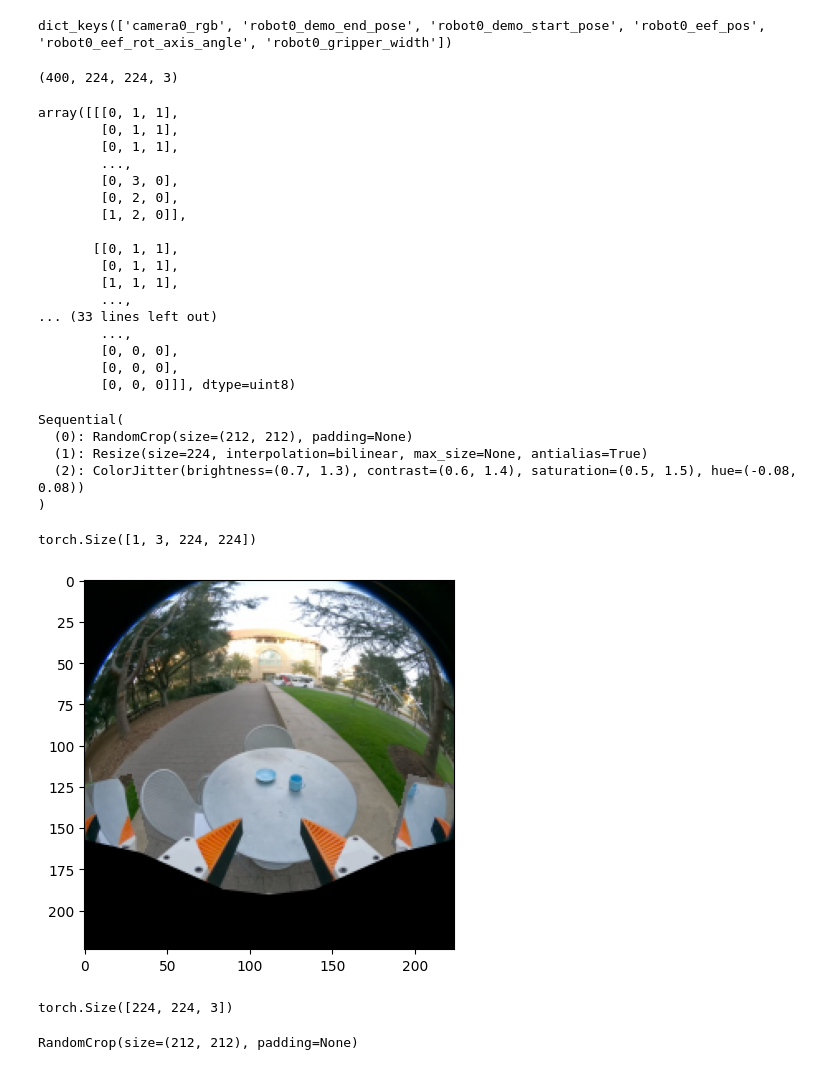
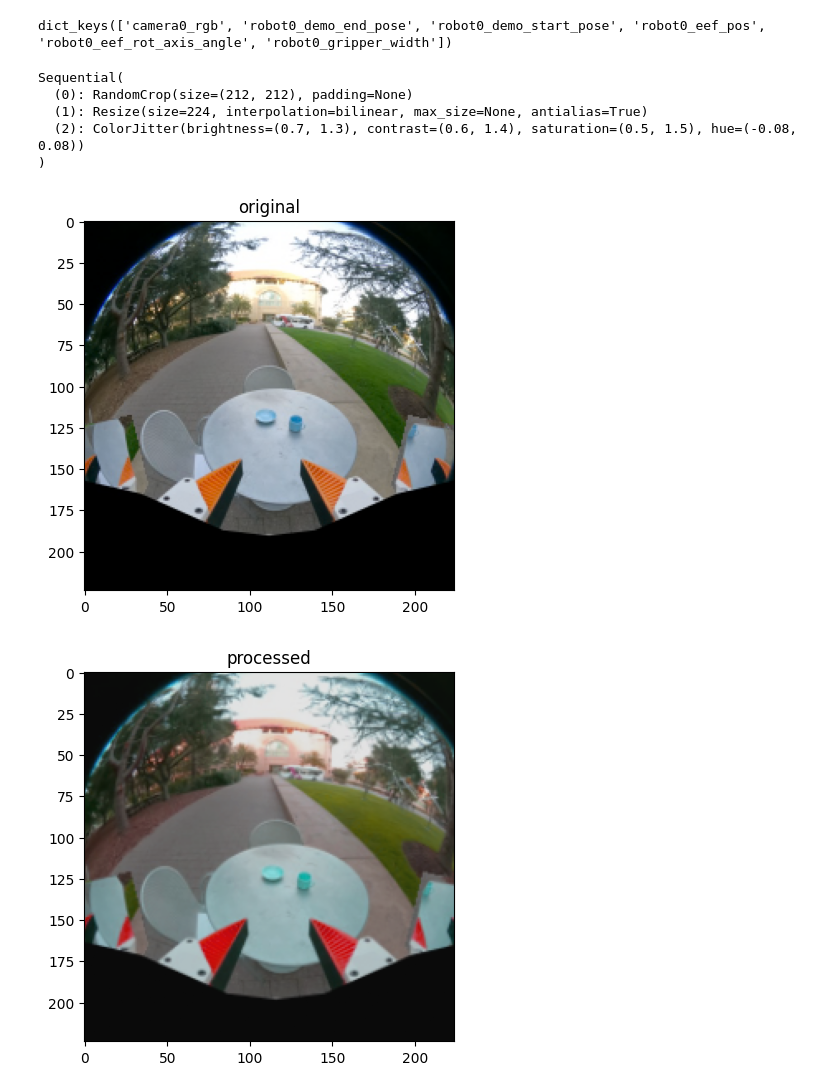
Before and after one commit to michael-lutz/relevancy_policy, a Jupyter notebook: loading_model.ipynb, the cells around one changed output. Saved outputs shown, nothing was run; the diff lists cells and outputs as text; code cells hidden in the pictures.

```diff
--- a/loading_model.ipynb
+++ b/loading_model.ipynb
@@ -67,30 +67,6 @@ ep = replay_buffer.get_episode(0)
 ep.keys()
 # %% [output]
 dict_keys(['camera0_rgb', 'robot0_demo_end_pose', 'robot0_demo_start_pose', 'robot0_eef_pos', 'robot0_eef_rot_axis_angle', 'robot0_gripper_width'])
-# %%
-ep['camera0_rgb'].shape
-# %% [output]
-(400, 224, 224, 3)
-# %%
-ep['camera0_rgb'][0]
-# %% [output]
-array([[[0, 1, 1],
-        [0, 1, 1],
-        [0, 1, 1],
-        ...,
-        [0, 3, 0],
-        [0, 2, 0],
-        [1, 2, 0]],
-
-       [[0, 1, 1],
-        [0, 1, 1],
-        [1, 1, 1],
-        ...,
-... (33 lines left out)
-        ...,
-        [0, 0, 0],
-        [0, 0, 0],
-        [0, 0, 0]]], dtype=uint8)
 # %%
 obs_encoder.key_transform_map['camera0_rgb']
 # %% [output]
@@ -105,33 +81,19 @@ def process_img(img):
     img = img.transpose(0, 3, 1, 2)
     img = torch.from_numpy(img)
     img = obs_encoder.key_transform_map['camera0_rgb'](img)
-    img = img.numpy()
+    img = img.to(torch.float32)
+    img = img / 255.0
     return img
-# %%
-img = ep["camera0_rgb"][:1]
-B, T = img.shape[:2]
-C = img.shape[-1]
-img = img.reshape(B, C, T, T)
-img = torch.from_numpy(img)
-
-img = obs_encoder.key_transform_map['camera0_rgb'](img)
-plt.imshow(img[0].reshape(T, T, C))
-plt.show()
-img.shape
-# %% [output]
-torch.Size([1, 3, 224, 224])
 # %%
 # visualize image
 import matplotlib.pyplot as plt
 plt.imshow(ep["camera0_rgb"][:1][0])
+plt.title("original")
 plt.show()
+img = process_img(ep["camera0_rgb"][:1])
+plt.imshow(img[0].numpy().transpose(1, 2, 0))
+plt.title("processed")
+plt.show()
 # %% [output]
-[figure, old version]
+[figure, new version]
+[figure, added]
-# %%
-img[0].permute(1, 2, 0).shape
-# %% [output]
-torch.Size([224, 224, 3])
-# %%
-obs_encoder.key_transform_map['camera0_rgb'][0]
-# %% [output]
-RandomCrop(size=(212, 212), padding=None)
```
Also changed, not shown: parts of 5 cells of this notebook.
